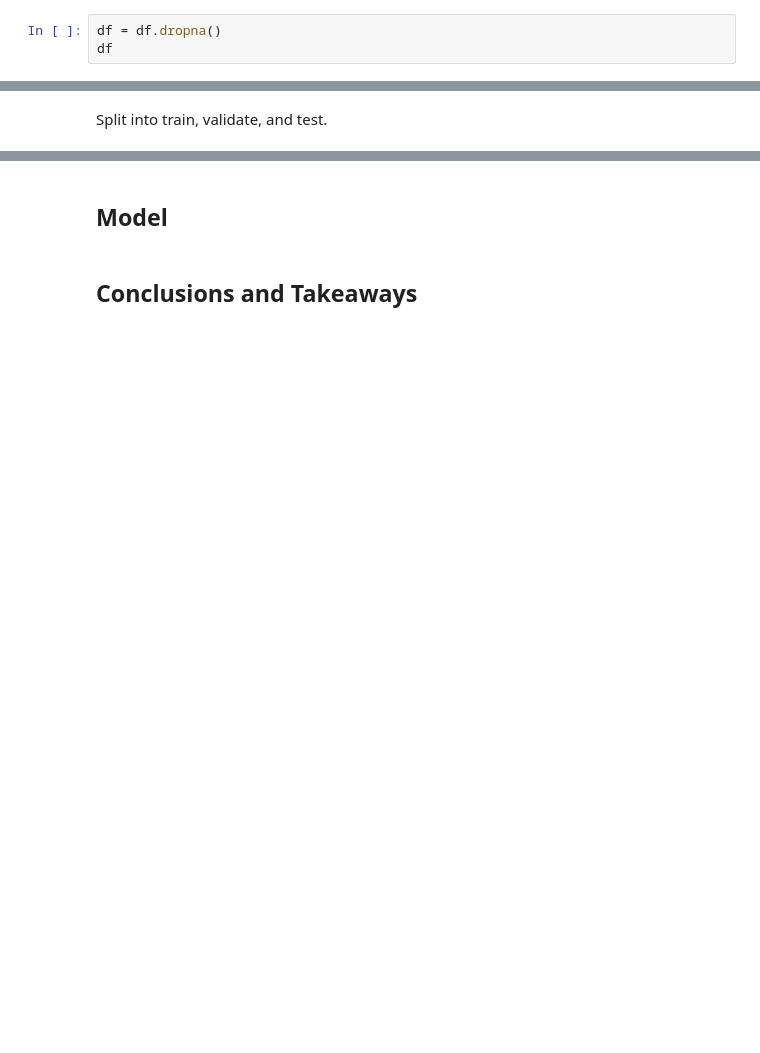
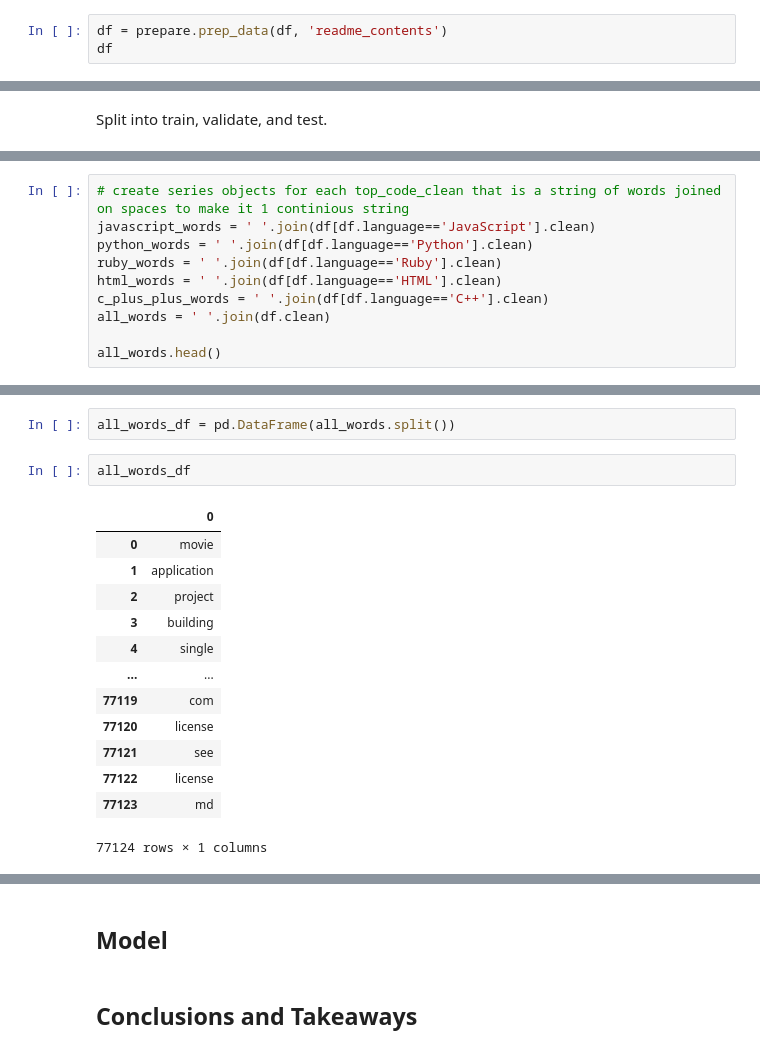
Before and after one commit to NLP-404-Not-Found/nlp-project, a Jupyter notebook: kwames_sketchbook.ipynb, the cells around one changed output, grey strips where cells are left out. Saved outputs shown, nothing was run; the diff lists cells and outputs as text; blank space fills up the shorter version.

```diff
--- a/kwames_sketchbook.ipynb
+++ b/kwames_sketchbook.ipynb
@@ -61,4 +96,4 @@ Drop nulls.
 # %%
-df = df.dropna()
+df = prepare.prep_data(df, 'readme_contents')
 df
 # %% [output]
@@ -83,0 +171,10 @@ Split into train, validate, and test.
+# %%
+# create series objects for each top_code_clean that is a string of words joined on spaces to make it 1 continious string
+javascript_words = ' '.join(df[df.language=='JavaScript'].clean)
+python_words = ' '.join(df[df.language=='Python'].clean)
+ruby_words = ' '.join(df[df.language=='Ruby'].clean)
+html_words = ' '.join(df[df.language=='HTML'].clean)
+c_plus_plus_words = ' '.join(df[df.language=='C++'].clean)
+all_words = ' '.join(df.clean)
+
+all_words.head()
@@ -83,0 +192,18 @@ Split into train, validate, and test.
+# %%
+all_words_df = pd.DataFrame(all_words.split())
+# %%
+all_words_df
+# %% [output]
+|  | 0 |
+| 0 | movie |
+| 1 | application |
+| 2 | project |
+| 3 | building |
+| 4 | single |
+| ... | ... |
+| 77119 | com |
+| 77120 | license |
+| 77121 | see |
+| 77122 | license |
+| 77123 | md |
+77124 rows × 1 columns
```
Also changed, not shown: parts of 18 cells of this notebook.
